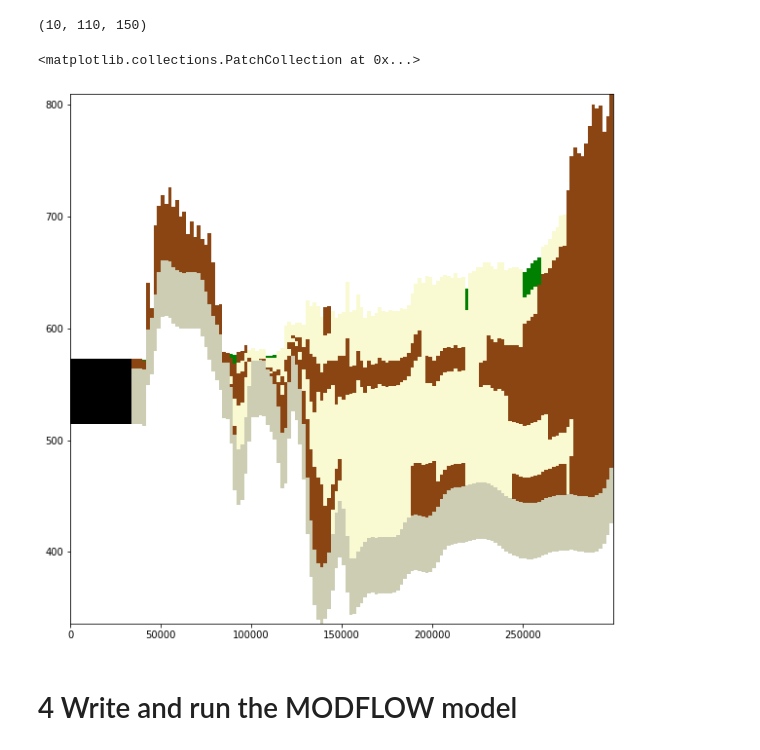
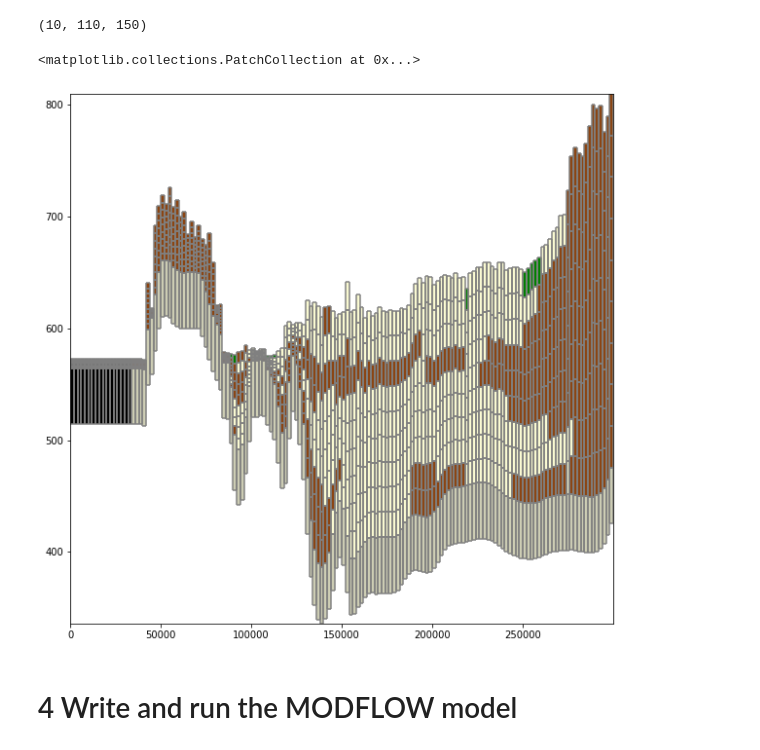
Before and after one commit to iordach1/GEOL572-GRL, a Jupyter notebook: GRL_Model_working.ipynb, the cells around one changed output. Saved outputs shown, nothing was run; the diff lists cells and outputs as text; code cells hidden in the pictures.

```diff
--- a/GRL_Model_working.ipynb
+++ b/GRL_Model_working.ipynb
@@ -666,20 +676,20 @@ np.array(khlayers).shape
 # %%
 plt.figure(figsize=(10,10)) #create 10 x 10 figure
 modelxsect = flopy.plot.PlotCrossSection(model = m, line={"row":50}) #use plotmapview to attach plot to model
 #modelxsect = flopy.plot.PlotCrossSection(model = m, line={"column":100})
 #create colormap of named colors
 colors = ["saddlebrown","gray","lightgoldenrodyellow"]
 cmap = mp.colors.LinearSegmentedColormap.from_list("", colors)
 norm = mp.colors.LogNorm(vmin=kf,vmax=kc)
-#modelxsect.plot_grid()
+modelxsect.plot_grid()
 khlaynp = np.array(khlayers)
 lines = modelxsect.plot_array(khlaynp,norm=norm, cmap=cmap)
 rvr = modelxsect.plot_bc(ftype='RIV')
 #wel = modelxsect.plot_bc(ftype='WEL')
 modelxsect.plot_ibound()
 # %% [output]
 <matplotlib.collections.PatchCollection at 0x...>
-[figure, old version]
+[figure, new version]
 # %% [markdown]
 # 4 Write and run the MODFLOW model
 # %%
```
Also changed, not shown: parts of 18 cells of this notebook.
